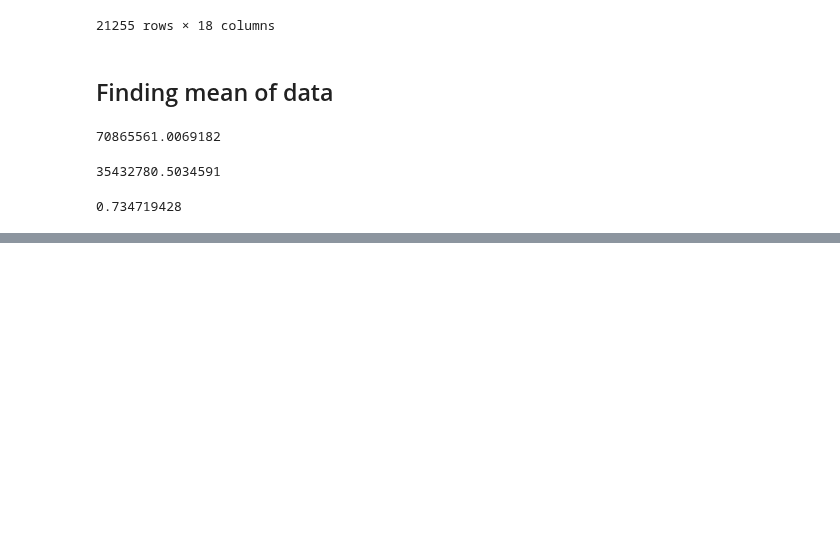
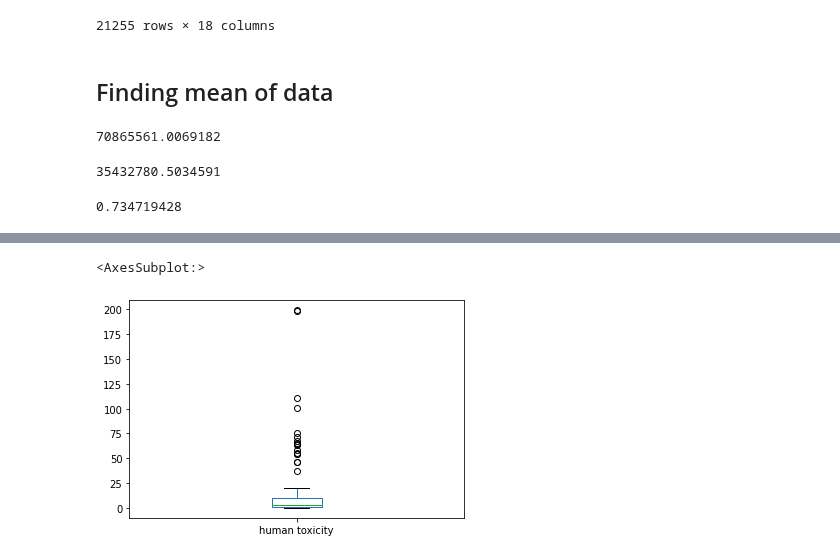
Before and after one commit to Naveen-Chaurasia/DeepLearning-POCs, a Jupyter notebook: LCA/EDA_poc.ipynb, the cells around one changed output, grey strips where cells are left out. Saved outputs shown, nothing was run; the diff lists cells and outputs as text; code cells hidden in the pictures; blank space fills up the shorter version.

Commit message:
added eda poc-boxplot

```diff
--- a/LCA/EDA_poc.ipynb
+++ b/LCA/EDA_poc.ipynb
@@ -123,0 +124,5 @@ plt.xticks(rotation =-90)
+# %%
+data.boxplot(column =['human toxicity'], grid = False)
+# %% [output]
+<AxesSubplot:>
+[figure, added]
```
Also changed, not shown: parts of 3 cells of this notebook.
